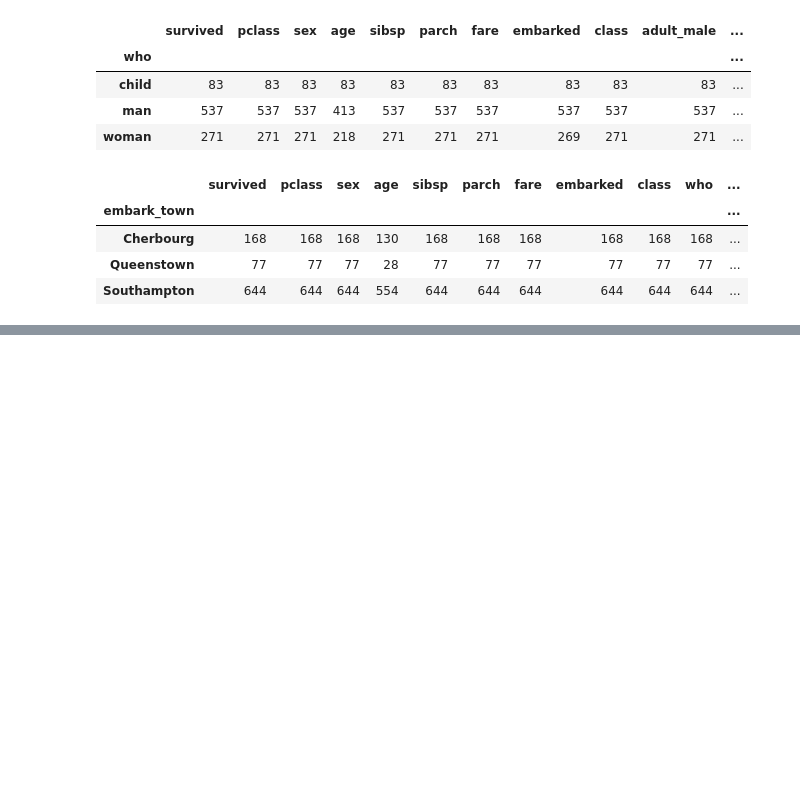
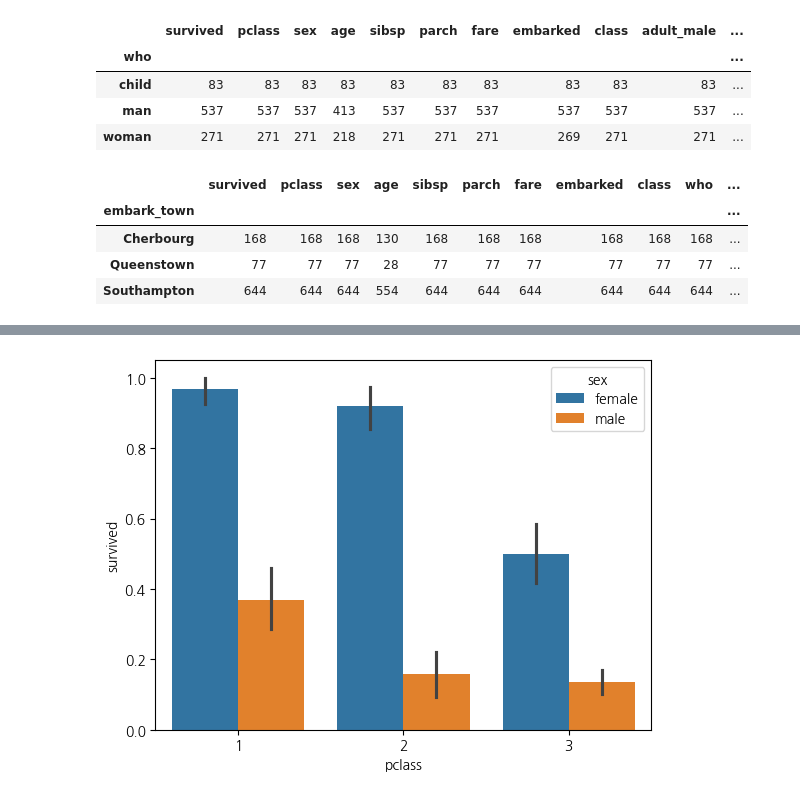
Before and after one commit to jw13k/2024-1-my-BDA, a Jupyter notebook: inclass/02w_0319_tue_dataframe_basic.ipynb, the cells around one changed output, grey strips where cells are left out. Saved outputs shown, nothing was run; the diff lists cells and outputs as text; code cells hidden in the pictures; blank space fills up the shorter version.

```diff
--- a/inclass/02w_0319_tue_dataframe_basic.ipynb
+++ b/inclass/02w_0319_tue_dataframe_basic.ipynb
@@ -273,0 +300,4 @@ titanic.groupby("embark_town").count()
+# %%
+sns.barplot(titanic, x="pclass", y ="survived", hue="sex"); #높이: 평균
+# %% [output]
+[figure, added]
```
Also changed, not shown: parts of 53 cells of this notebook.
